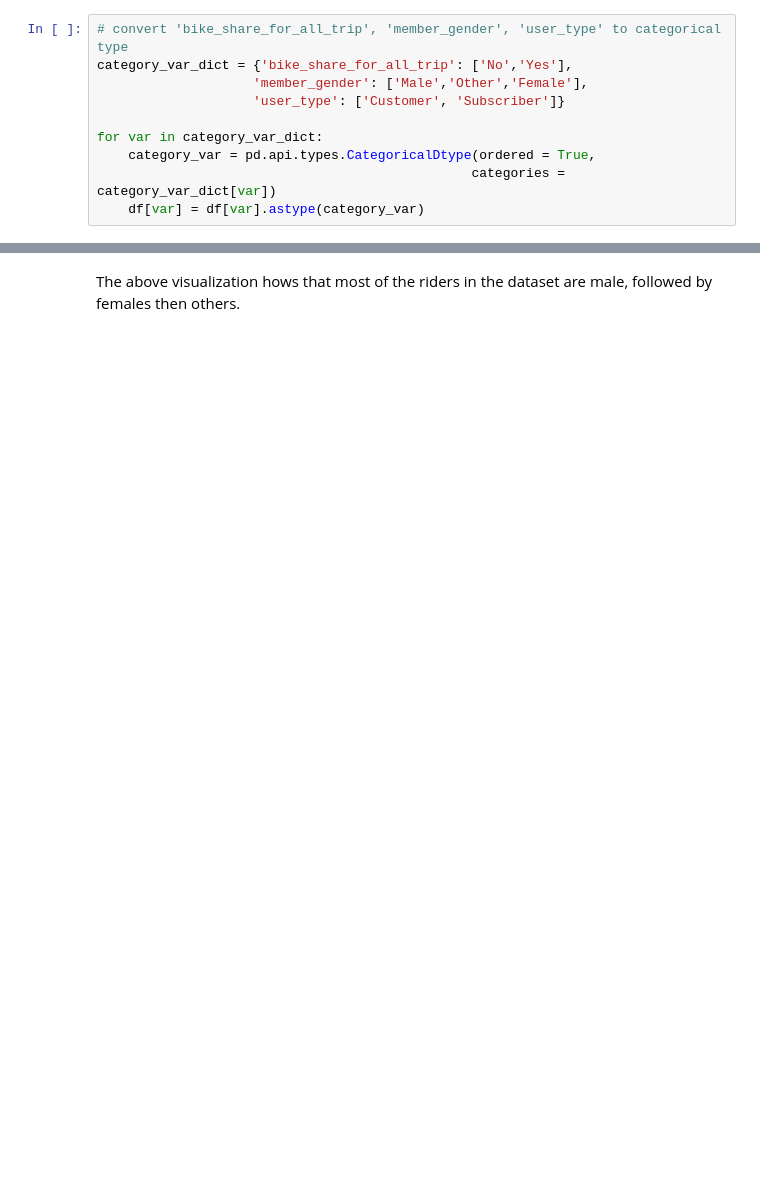
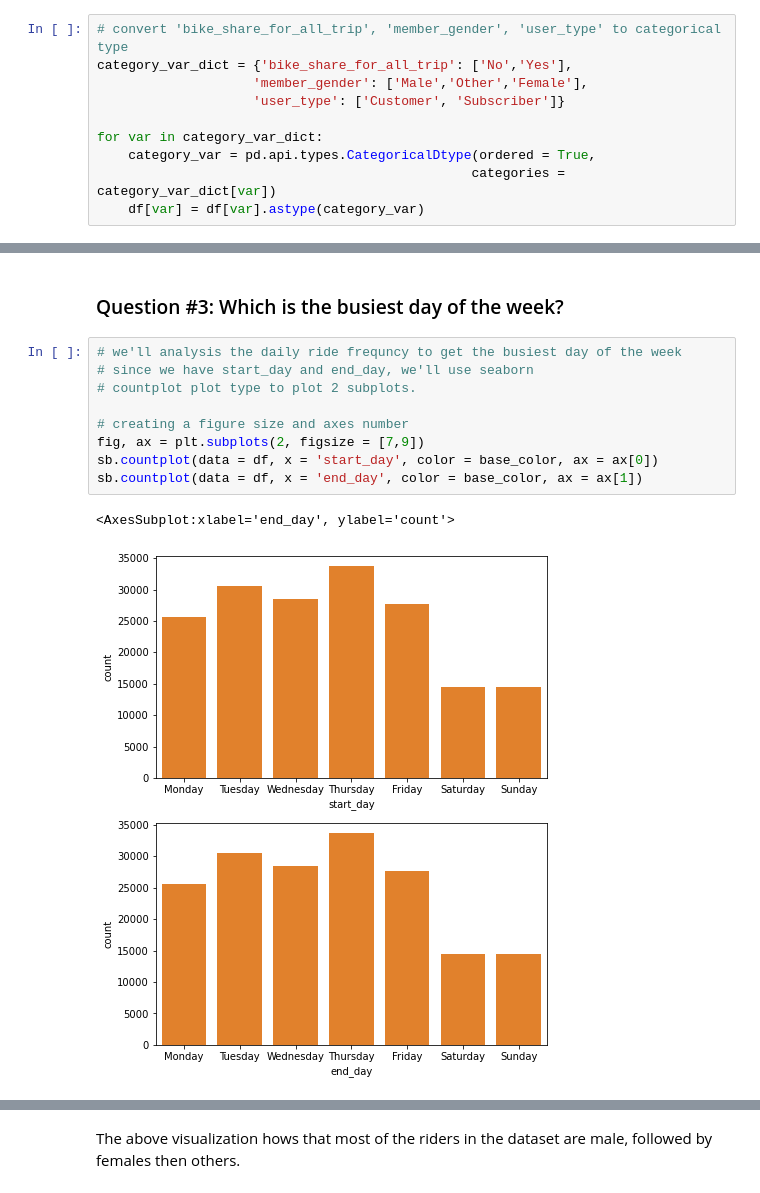
Before and after one commit to I-Sobe/Ford-GoBike-System-Data, a Jupyter notebook: Part_I_exploration_template.ipynb, the cells around one changed output, grey strips where cells are left out. Drawn from its saved outputs; the diff is of its cells as text; blank space fills up the shorter version.

```diff
--- a/Part_I_exploration_template.ipynb
+++ b/Part_I_exploration_template.ipynb
@@ -152,0 +280,14 @@ Next, we visualize the third variable of interest; `member_gender`. Since it's a
+# %% [markdown]
+### Question #3: Which is the busiest day of the week?
+# %%
+# we'll analysis the daily ride frequncy to get the busiest day of the week
+# since we have start_day and end_day, we'll use seaborn
+# countplot plot type to plot 2 subplots.
+
+# creating a figure size and axes number
+fig, ax = plt.subplots(2, figsize = [7,9])
+sb.countplot(data = df, x = 'start_day', color = base_color, ax = ax[0])
+sb.countplot(data = df, x = 'end_day', color = base_color, ax = ax[1])
+# %% [output]
+<AxesSubplot:xlabel='end_day', ylabel='count'>
+[figure, added]
```
Also changed, not shown: parts of 107 cells of this notebook, 4 other files.
